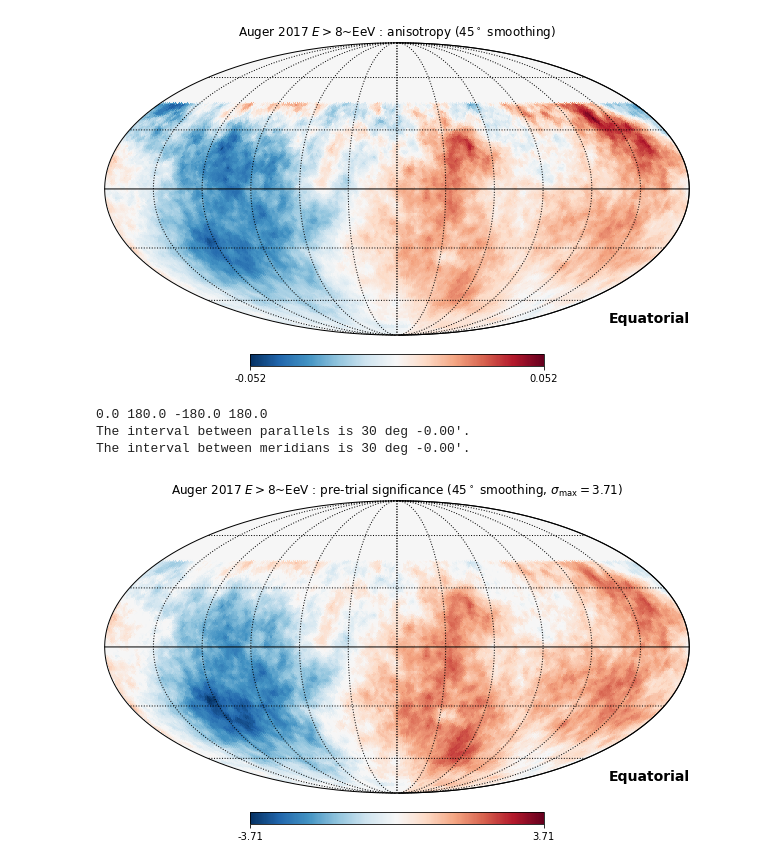
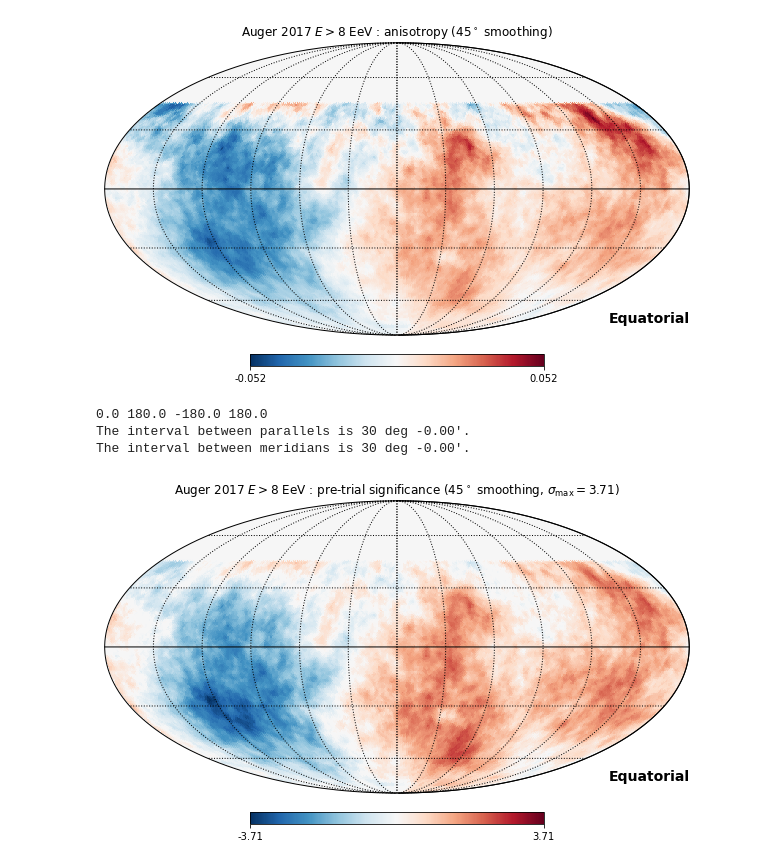
Before and after one commit to mahlers77/KSETA2023, a Jupyter notebook: Auger_anisotropy_2017.ipynb, the cells around one changed output. Saved outputs shown, nothing was run; the diff lists cells and outputs as text; code cells hidden in the pictures.

```diff
--- a/Auger_anisotropy_2017.ipynb
+++ b/Auger_anisotropy_2017.ipynb
@@ -7,0 +1,3 @@ sys.path.append('/KSETA2023')
+# %%
+# change to True if you use Google Colaboratory:
+GoogleColaboratory = True
@@ -46,6 +48,14 @@ npix = 2*ndec*ndec
 #number of time steps
 ntimes = 2*ndec
 
+lines = [line.strip() for line in open(repo + "/data/Auger2017/Arrival_directions_8EeV_Science_2017.dat")]
+Augerdata = np.array([line.split() for line in lines[33:]])
+
+dec = np.array([float(x)/180.*np.pi for x in Augerdata.transpose()[2]])
+ra = np.array([float(x)/180.*np.pi for x in Augerdata.transpose()[3]])
+time = np.array([float(x) for x in Augerdata.transpose()[6]])
+
+# the following lines determine the sidereal time for timebins
 time0 = Time(0.0,format='unix',location=(LONGITUDE,LATITUDE))
 sidereal0 = time0.sidereal_time('mean')
 hourangle0 = sidereal0.hourangle
@@ -54,23 +64,16 @@ omegaorbit = 2*np.pi/(365.24217*24.0*60.0*60.0)
 omegasol = 2*np.pi/(24.0*60.0*60.0)
 omega = omegasol + omegaorbit
 
-lines = [line.strip() for line in open("/data/Auger2017/Arrival_directions_8EeV_Science_2017.dat")]
-Augerdata = np.array([line.split() for line in lines[33:]])
-
-dec = np.array([float(x)/180.*np.pi for x in Augerdata.transpose()[2]])
-ra = np.array([float(x)/180.*np.pi for x in Augerdata.transpose()[3]])
-time = np.array([float(x) for x in Augerdata.transpose()[6]])
-
 deltaRA = (ra - omega*time - hourangle0/24.*2.0*np.pi) % (2.*np.pi)
 pixels = Lambert_ang2pix(ndec,dec,deltaRA)
 
 hourangle = (omega*time + hourangle0/24.*2.0*np.pi) % (2.*np.pi)
 timebins = np.digitize(hourangle,np.linspace(0.0, 2.*np.pi, num=ntimes+1))-1
 
+# create maps of CR data for ntimes sidereal time bins:
 CRmap = np.zeros((ntimes,npix), dtype=np.double)
 
 for i in range(0,len(Augerdata)) :
-
     CRmap[timebins[i]][pixels[i]] += 1.0
 # %%
 #maximal zenith (in degree)
@@ -106,8 +107,13 @@ chi2list = CRAToPy.extract_allsky_Lambert(CRmap,bestfit,NITER)
 40 52412.38067978505
 41 52412.380679785056
 # %%
-smoothdeltaI,smoothsignificance,trialmap = bestfit.tophat(CRmap,TOPHAT)
+#smoothing scale
+TOPHAT = 45.0
 
+#smooth over radius TOPHAT
+smoothdeltaI,smoothsignificance,trialmap = bestfit.tophat(CRmap,TOPHAT/180*np.pi)
+
+#create healpy maps from Lambert projection
 deltaI_healpy = Lambert_to_healpy(ndec,64,smoothdeltaI)
 pretrial_healpy = Lambert_to_healpy(ndec,64,np.sqrt(smoothsignificance)*np.sign(smoothdeltaI))
 posttrial_healpy =  Lambert_to_healpy(ndec,64,np.sqrt(2)*erfinv(erf(np.sqrt(smoothsignificance)/np.sqrt(2))**trialmap)*np.sign(smoothdeltaI))
@@ -124,15 +133,18 @@ The interval between parallels is 30 deg -0.00'.
 The interval between meridians is 30 deg -0.00'.
 [figure]
 # %%
+# significance map for TOPHAT smoothing
 mymax=max(np.amax(pretrial_healpy),-np.amin(pretrial_healpy))
 digits = int(np.ceil(-np.log(mymax)/np.log(10)))+2
 mymax2 = np.around(mymax, decimals=digits)
 
-H.mollview(pretrial_healpy ,title= r'Auger 2017 $E>8$~EeV : pre-trial significance ($45^\circ$ smoothing, $\sigma_{\rm max} = ' + format(mymax, '.2f') + '$)',coord='C',cbar=True,rot=180,cmap=my_cmap,min=-mymax2,max=mymax2)
+title = r'Auger 2017 $E>8$ EeV : pre-trial significance ($' + format(TOPHAT, '.0f') + r'^\circ$ smoothing, $\sigma_{\rm max} = ' + format(mymax, '.2f') + '$)'
+
+H.mollview(pretrial_healpy ,title=title,coord='C',cbar=True,rot=180,cmap="RdBu_r",min=-mymax2,max=mymax2)
 H.graticule()
 # %% [output]
 0.0 180.0 -180.0 180.0
 The interval between parallels is 30 deg -0.00'.
 The interval between meridians is 30 deg -0.00'.
-[figure, old version]
+[figure, new version]
 # %%
```
Also changed, not shown: parts of 7 cells of this notebook.
